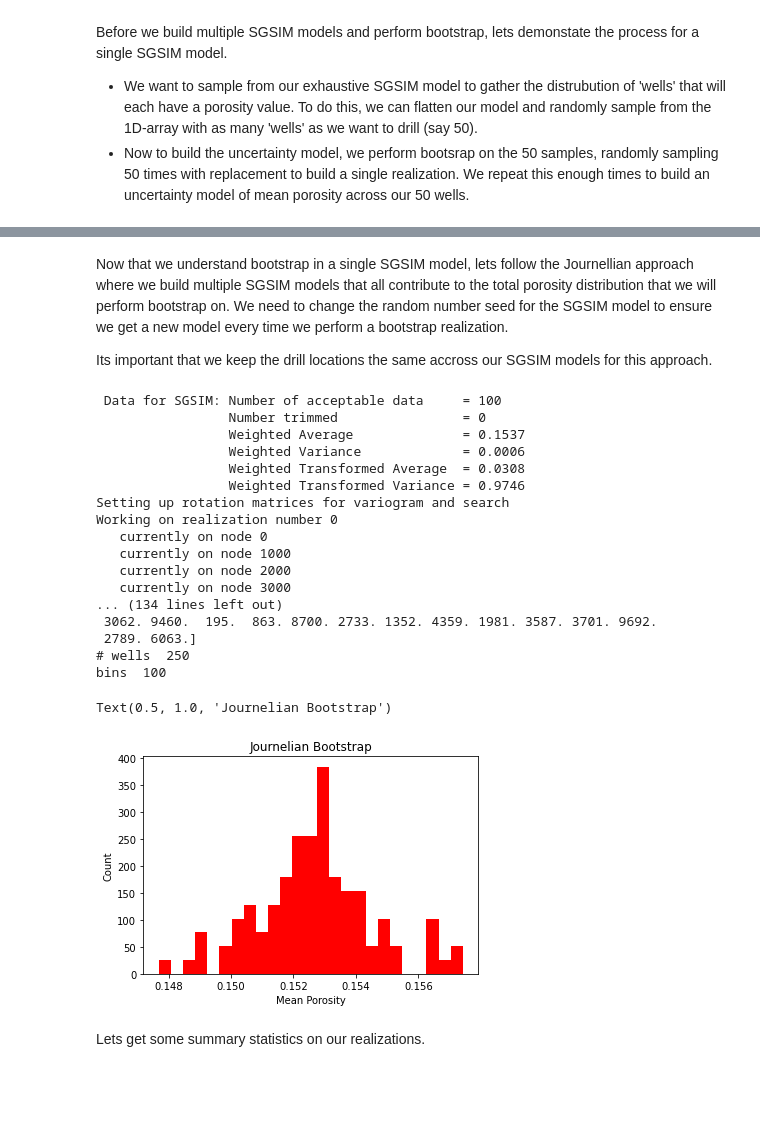
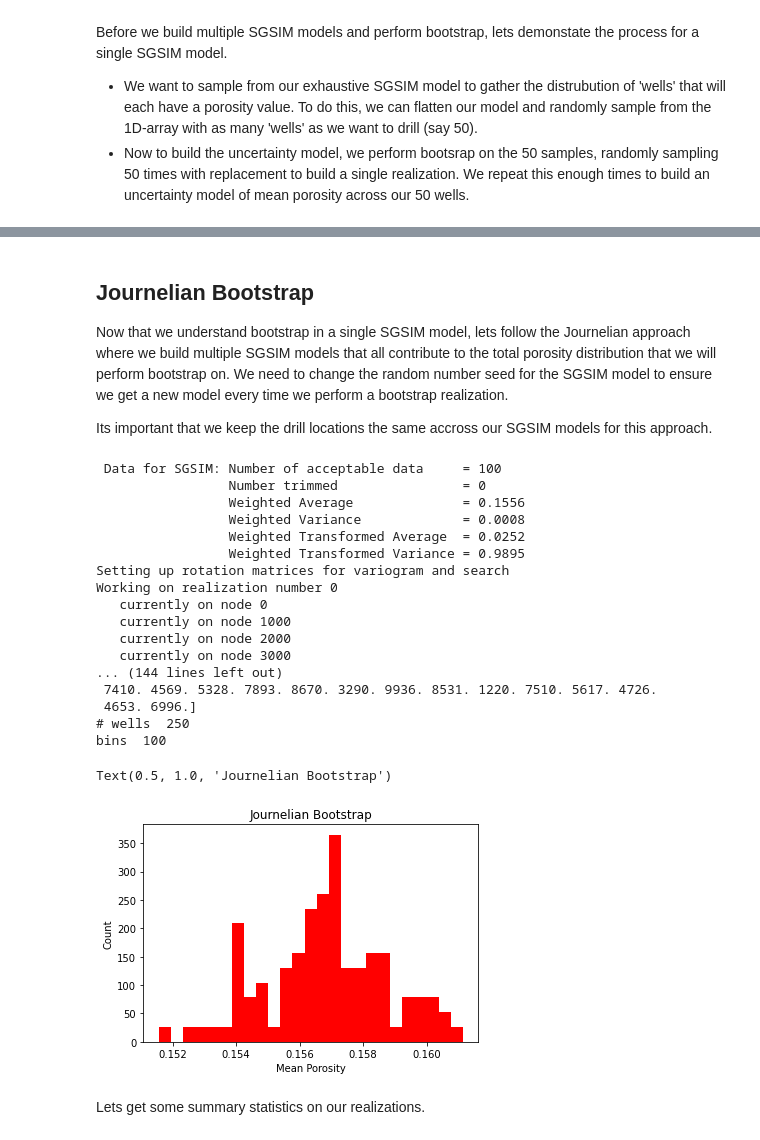
Before and after one commit to AdrianSalinas98/Petroleum-Engineering-Repository, a Jupyter notebook: Sequential Gaussian Simulation with Imposed Strategy Bootstrap.ipynb, the cells around one changed output, grey strips where cells are left out. Saved outputs shown, nothing was run; the diff lists cells and outputs as text; code cells hidden in the pictures; blank space fills up the shorter version.

```diff
--- a/Sequential Gaussian Simulation with Imposed Strategy Bootstrap.ipynb
+++ b/Sequential Gaussian Simulation with Imposed Strategy Bootstrap.ipynb
@@ -262,5 +262,7 @@ Text(0.5, 1.0, 'Uncertainty in Mean Porosity of well locations')
 # %% [markdown]
-Now that we understand bootstrap in a single SGSIM model, lets follow the Journellian approach where we build multiple SGSIM models that all contribute to the total porosity distribution that we will perform bootstrap on. We need to change the random number seed for the SGSIM model to ensure we get a new model every time we perform a bootstrap realization.
+
+## Journelian Bootstrap
+Now that we understand bootstrap in a single SGSIM model, lets follow the Journelian approach where we build multiple SGSIM models that all contribute to the total porosity distribution that we will perform bootstrap on. We need to change the random number seed for the SGSIM model to ensure we get a new model every time we perform a bootstrap realization.
 
 Its important that we keep the drill locations the same accross our SGSIM models for this approach.
 # %%
@@ -272,6 +274,7 @@ sample_array = sim_sk.flatten()
 
 wells = np.array([])
 drill_loc = np.array([])
+seeds = 0
 for i in range(0,50):                                   #drill 50 wells in the same location so we store this in 'drill_loc'
     index = int(np.random.randint(0,len(sample_array))) #pull from entire 10,000 data points of SGSIM model
     drill_loc = np.append(drill_loc,index)
@@ -281,19 +284,22 @@ while SGSIMreals < 5:           #number of isotropic SGSIM models for global dis
 
     nx = 100; ny = 100; xsiz = 100.0; ysiz = 100.0; xmn = 5.0; ymn = 5.0; nxdis = 1; nydis = 1
     ndmin = 0; ndmax = 10; radius = 400; skmean = 0
-    vario = GSLIB.make_variogram(nug=0.0,nst=1,it1=1,cc1=1.0,azi1=45.0,hmaj1=100,hmin1=100)
+    vario = GSLIB.make_variogram(nug=0.0,nst=1,it1=1,cc1=1.0,azi1=45.0,hmaj1=1000,hmin1=1000)
     tmin = -999; tmax = 999
 
 #SGSIM model
-    rand =  np.random.randint(0,100)
+    seeds += 1
     sim_sk = geostats.sgsim(df_iso,'X','Y','porosity',wcol=-1,scol=-1,tmin=tmin,tmax=tmax,itrans=1,ismooth=0,dftrans=0,tcol=0,
                 twtcol=0,zmin=0.0,zmax=0.3,ltail=1,ltpar=0.0,utail=1,utpar=0.3,nsim=1,
-                nx=nx,xmn=xmn,xsiz=xsiz,ny=ny,ymn=ymn,ysiz=ysiz,seed=rand,
+                nx=nx,xmn=xmn,xsiz=xsiz,ny=ny,ymn=ymn,ysiz=ysiz,seed=seeds,
                 ndmin=ndmin,ndmax=ndmax,nodmax=10,mults=0,nmult=2,noct=-1,radius=radius,radius1=1,sang1=0,
                 mxctx=10,mxcty=10,ktype=0,colocorr=0.0,sec_map=0,vario=vario)
 
 
     sample_array = sim_sk.flatten()
+    sampy = sample_array[50]
+    print('sampy: ', sampy)
+    print('len', len(sample_array))
     print('drill_loc ',drill_loc)
 
 
@@ -312,41 +318,41 @@ n = 0
 while n < 100:                                     #n realizations (number of times sample 250 wells)
     n+=1
     samples = np.array([])
     for i in range(0,len(wells)):
         index = np.random.randint(0,len(wells))
         samples = np.append(samples,wells[index])  #builds 1 full realization of all wells
     mean = np.mean(samples)
     mean_por = np.append(mean_por,mean)
 
 print('bins ',len(mean_por))
 #Visualize
 
 bins = 25
 plt.subplot(1,1,1)
 n, bins,patches = plt.hist(mean_por,bins,facecolor = 'r',density=True)
 plt.xlabel('Mean Porosity')
 plt.ylabel('Count')
 plt.title('Journelian Bootstrap')
 # %% [output]
  Data for SGSIM: Number of acceptable data     = 100
                  Number trimmed                = 0
-                 Weighted Average              = 0.1537
-                 Weighted Variance             = 0.0006
-                 Weighted Transformed Average  = 0.0308
-                 Weighted Transformed Variance = 0.9746
+                 Weighted Average              = 0.1556
+                 Weighted Variance             = 0.0008
+                 Weighted Transformed Average  = 0.0252
+                 Weighted Transformed Variance = 0.9895
 Setting up rotation matrices for variogram and search
 Working on realization number 0
    currently on node 0
    currently on node 1000
    currently on node 2000
    currently on node 3000
-... (134 lines left out)
- 3062. 9460.  195.  863. 8700. 2733. 1352. 4359. 1981. 3587. 3701. 9692.
- 2789. 6063.]
+... (144 lines left out)
+ 7410. 4569. 5328. 7893. 8670. 3290. 9936. 8531. 1220. 7510. 5617. 4726.
+ 4653. 6996.]
 # wells  250
 bins  100
 Text(0.5, 1.0, 'Journelian Bootstrap')
-[figure, old version]
+[figure, new version]
 # %% [markdown]
 Lets get some summary statistics on our realizations.
 # %%
```
Also changed, not shown: parts of 23 cells of this notebook.
